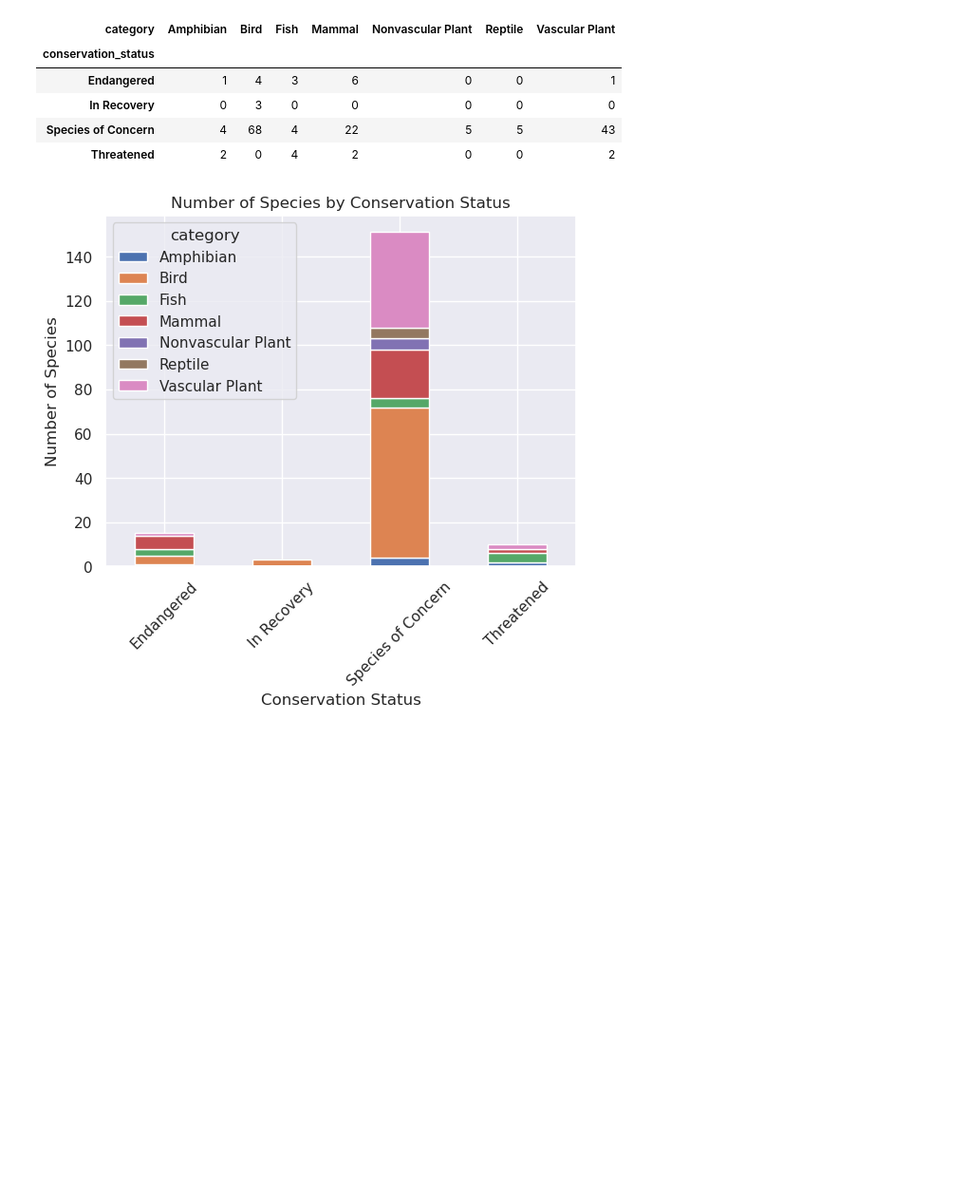
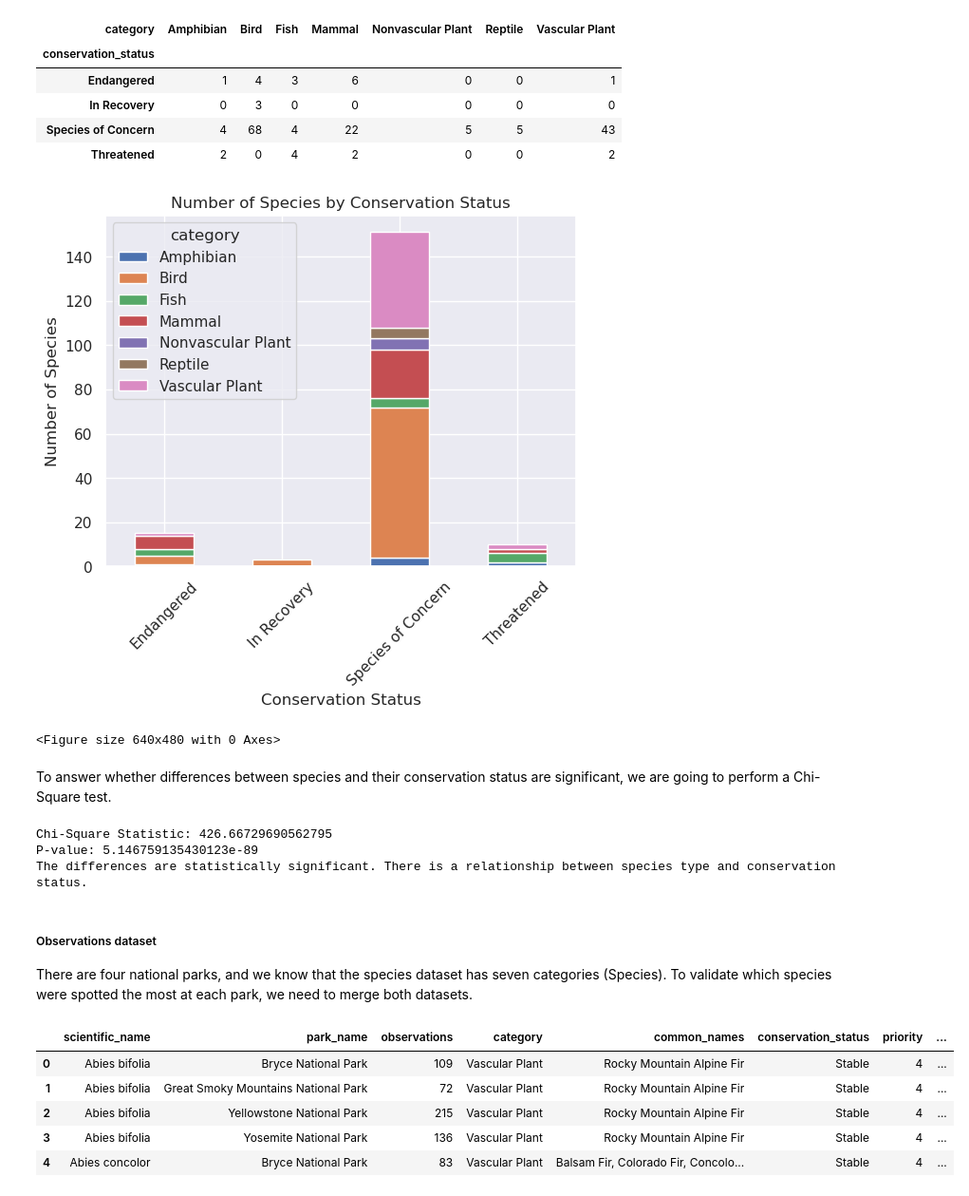
Before and after one commit to mandresst/Biodiversity-in-National-Parks-Project, a Jupyter notebook: biodiversity.ipynb, the cells around one changed output. Shown at 95% size. Saved outputs shown, nothing was run; the diff lists cells and outputs as text; code cells hidden in the pictures; blank space fills up the shorter version.

```diff
--- a/biodiversity.ipynb
+++ b/biodiversity.ipynb
@@ -325,5 +330,42 @@ plt.xlabel('Conservation Status')
 plt.ylabel('Number of Species')
 plt.xticks(rotation=45)
 plt.show()
+plt.clf()
 # %% [output]
 [figure]
+<Figure size 640x480 with 0 Axes>
+# %% [markdown]
+To answer whether differences between species and their conservation status are significant, we are going to perform a Chi-Square test.
+# %%
+# Create a contingency table
+contingency_table = pd.crosstab(species['category'], species['endangered'])
+
+# Perform Chi-Square Test
+chi2, p_value, dof, expected = chi2_contingency(contingency_table)
+print(f"Chi-Square Statistic: {chi2}")
+print(f"P-value: {p_value}")
+
+# Interpretation
+alpha = 0.05
+if p_value < alpha:
+    print("The differences are statistically significant. There is a relationship between species type and conservation status.")
+else:
+    print("The differences are NOT statistically significant. The variables appear independent.")
+# %% [output]
+Chi-Square Statistic: 426.66729690562795
+P-value: 5.146759135430123e-89
+The differences are statistically significant. There is a relationship between species type and conservation status.
+# %% [markdown]
+##### Observations dataset
+There are four national parks, and we know that the species dataset has seven categories (Species). To validate which species were spotted the most at each park, we need to merge both datasets.
+# %%
+# Merge datasets
+full_data = observations.merge(species, on = 'scientific_name', how = 'left')
+full_data.head()
+# %% [output]
+|  | scientific_name | park_name | observations | category | common_names | conservation_status | priority | ... |
+| 0 | Abies bifolia | Bryce National Park | 109 | Vascular Plant | Rocky Mountain Alpine Fir | Stable | 4 | ... |
+| 1 | Abies bifolia | Great Smoky Mountains National Park | 72 | Vascular Plant | Rocky Mountain Alpine Fir | Stable | 4 | ... |
+| 2 | Abies bifolia | Yellowstone National Park | 215 | Vascular Plant | Rocky Mountain Alpine Fir | Stable | 4 | ... |
+| 3 | Abies bifolia | Yosemite National Park | 136 | Vascular Plant | Rocky Mountain Alpine Fir | Stable | 4 | ... |
+| 4 | Abies concolor | Bryce National Park | 83 | Vascular Plant | Balsam Fir, Colorado Fir, Concolo... | Stable | 4 | ... |
```
Also changed, not shown: parts of 5 cells of this notebook.
